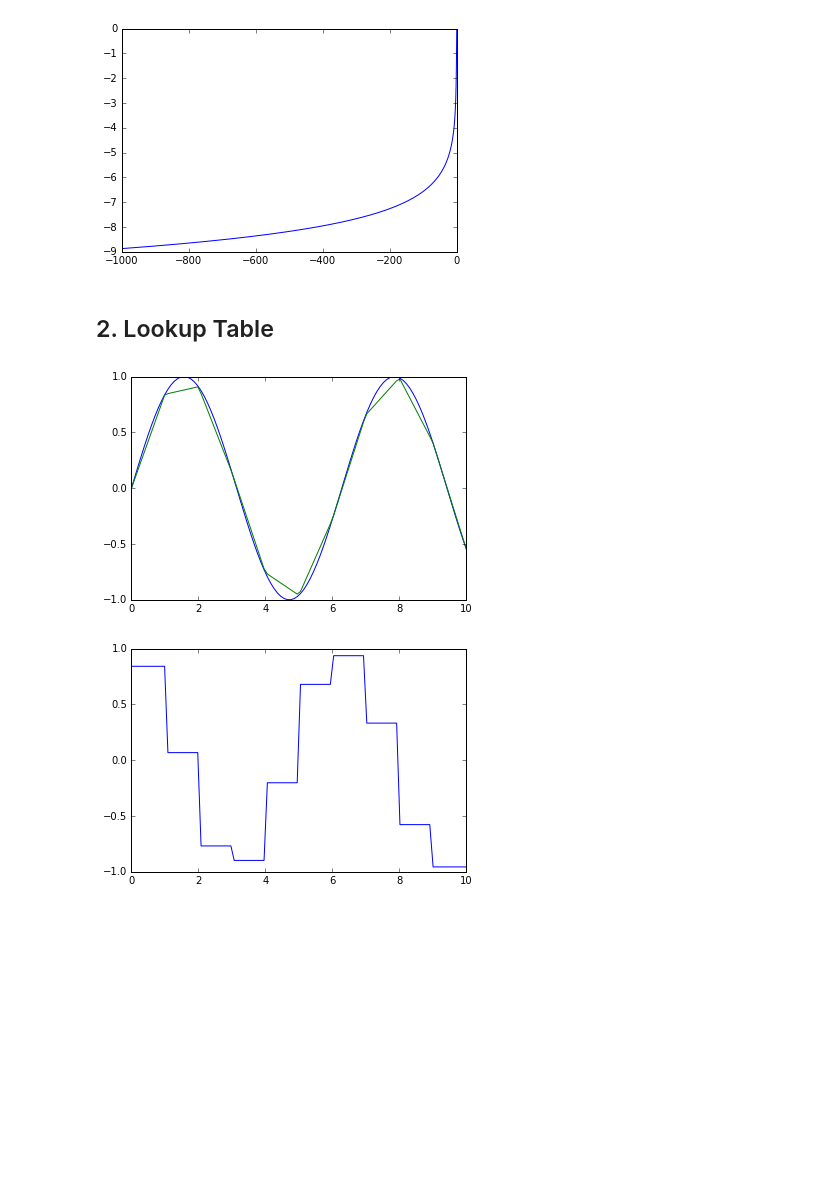
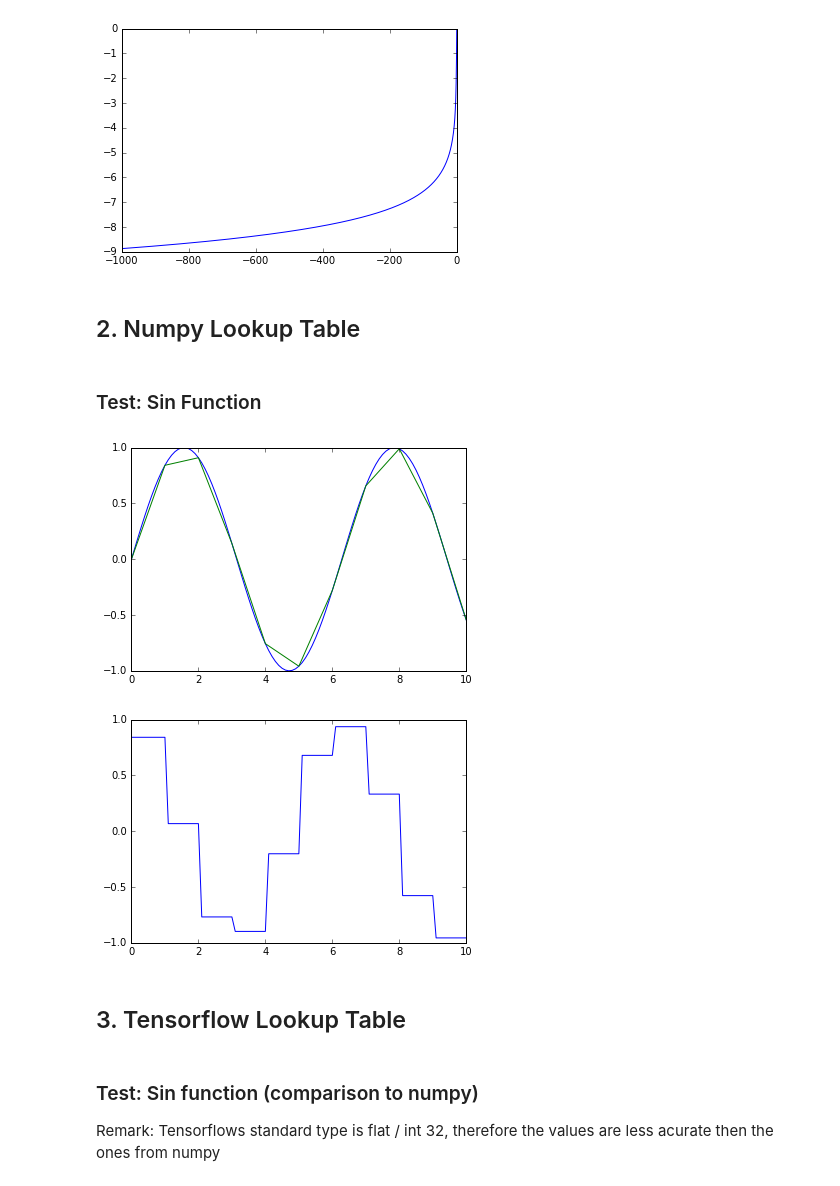
Before and after one commit to maxkohlbrenner/pmai-vi-gpmpp, a Jupyter notebook: lookup_table_numpy.ipynb, the cells around one changed output. Saved outputs shown, nothing was run; the diff lists cells and outputs as text; code cells hidden in the pictures; blank space fills up the shorter version.

Commit message:
Add Tensorflow version to lookup table

```diff
--- a/lookup_table_numpy.ipynb
+++ b/lookup_table_numpy.ipynb
@@ -14,7 +16,7 @@ def hyp_der_approx(a, b, z, eps=10e-10):
 # %% [markdown]
 ## 1. G Sampling
 # %%
-res = 1000
+res = 10000
 X = np.linspace(-1000, 0, res)
 Y = np.array([hyp_der_approx(0, 0.5, i) for i in X])
 
@@ -27,11 +31,23 @@ table = np.array([X, Y])
 # %% [markdown]
-## 2. Lookup Table
+## 2. Numpy Lookup Table
 # %%
 def table_lookup(table, key):
+    # index from table value with closest table_key to given key
     table_ind = np.argmin( np.abs(table[0] - key) )
+
+    # difference from closest table_key to given key
     shift     = key - table[0, table_ind]
 
-    shift_step = np.int(np.sign(shift))
+    # -1 if table_ind == 0, 1 if table_ind > 0 (table ind always >= 0)
+    ti_zero_indicator =  - np.sign((1 - np.sign(table_ind)) - .5)
+
+    # shift to next table entry (used for gradient computation)
+    # if table_key == key:
+    # if key != 0 : next smaller table_key is used
+    # if key == 0 : next greater table_key is used
+    nonzero_shift = (1 - np.sign(np.absolute(shift))) * (-1. * ti_zero_indicator) + shift
+
+    shift_step = np.int(np.sign(nonzero_shift))
     table_ind_shifted = table_ind + shift_step
 
     table_val = table[1,table_ind]
@@ -47,20 +63,24 @@ def table_lookup(table, key):
     interpolated_fun_value = table_val + shift * gradient
 
     return interpolated_fun_value, gradient
+# %% [markdown]
+### Test: Sin Function
 # %%
 sin_x = np.linspace(0, 10, 11)
 sin_y = np.sin(sin_x)
 sin_table = np.array([sin_x, sin_y])
 
-grid = np.linspace(0.0001, 9.99999, 102)
+grid = np.linspace(0, 10, 101)
 vals_grads = np.array([table_lookup(sin_table, x) for x in grid])
 
 plt.plot(grid, np.sin(grid))
 plt.plot(grid, vals_grads[:,0])
 plt.show()
 
 plt.plot(grid, vals_grads[:,1])
 plt.show()
 # %% [output]
 [figure]
-[figure, old version]
+[figure, new version]
+# %% [markdown]
+## 3. Tensorflow Lookup Table
@@ -66,0 +120,4 @@ plt.show()
+# %% [markdown]
+### Test: Sin function (comparison to numpy)
+
+Remark: Tensorflows standard type is flat / int 32, therefore the values are less acurate then the ones from numpy
```
Also changed, not shown: parts of 7 cells of this notebook.
